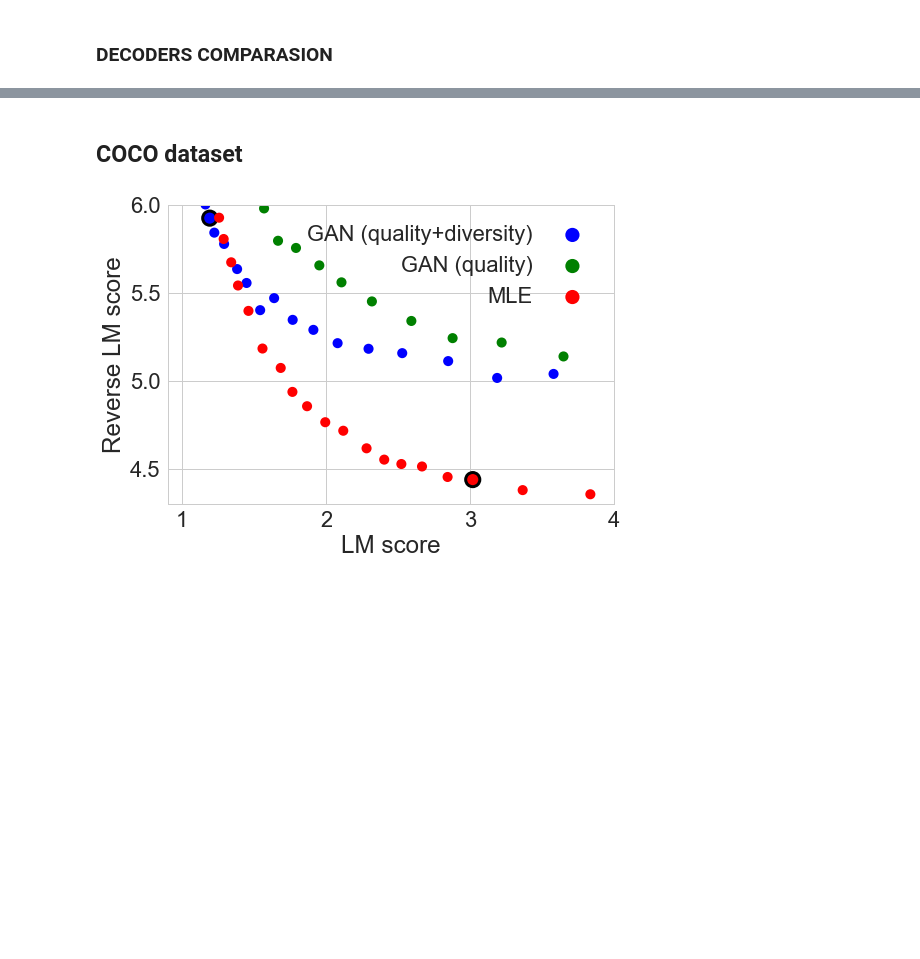
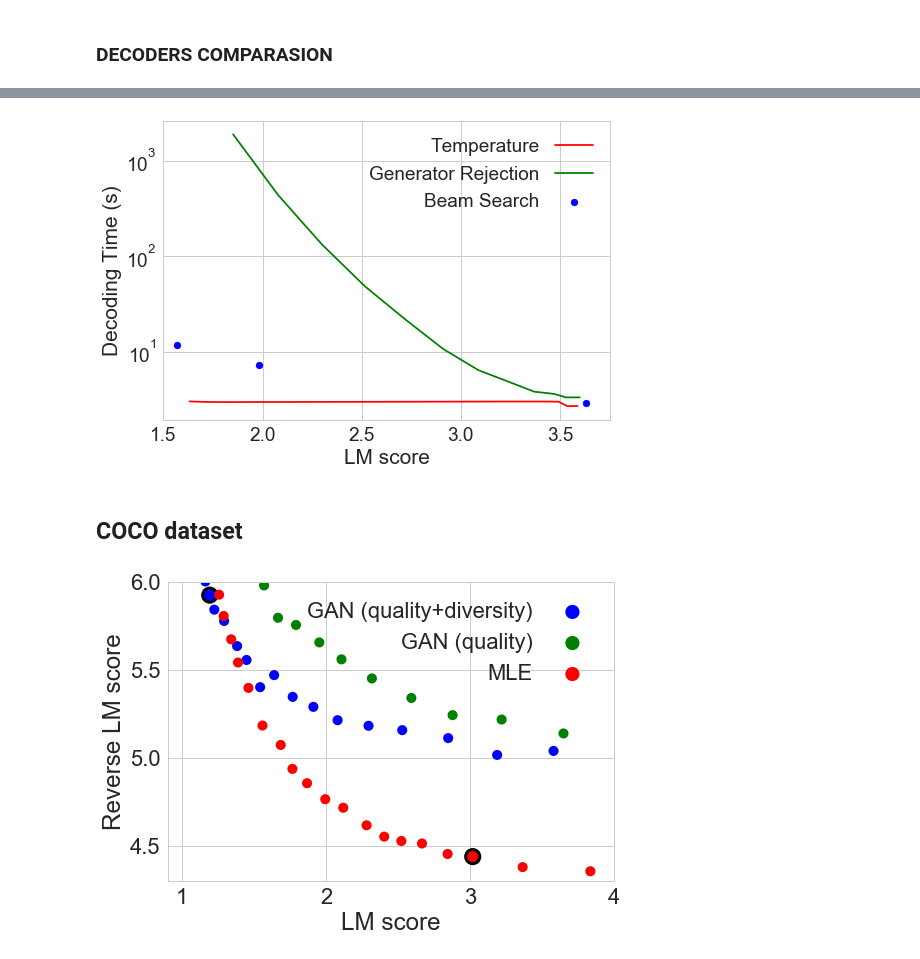
Before and after one commit to pclucas14/GansFallingShort, a Jupyter notebook: real_data_experiments/notebooks/lm-rlm_plot.ipynb, the cells around one changed output, grey strips where cells are left out. Drawn from its saved outputs; the diff is of its cells as text; code cells hidden in the pictures; blank space fills up the shorter version.

```diff
--- a/real_data_experiments/notebooks/lm-rlm_plot.ipynb
+++ b/real_data_experiments/notebooks/lm-rlm_plot.ipynb
@@ -300,0 +316,78 @@ plt.show()
+# %%
+from os import listdir
+from os.path import isfile, join
+
+dir = '../../csv/decoding_time/'
+onlyfiles = [f for f in listdir(dir) if isfile(join(dir, f))]
+
+all_dicts = {}
+temp, gen_ll, beam = {}, {}, {}
+mapper = {'temp':temp, 'gen_ll':gen_ll, 'beam':beam}
+title = {'temp':'Temperature', 'gen_ll':'Generator Rejection', 'beam':'Beam Search'}
+color = {'temp':'red', 'gen_ll':'green', 'beam':'blue'}
+
+for f in onlyfiles:
+    if '.csv' in f:
+        dd = {}
+        lines = open(join(dir, f), 'r').read().splitlines()
+        keys, valuess = lines[0], lines[1:]
+        try:
+            keys = keys.split(',')
+        except:
+            import pdb; pdb.set_trace()
+            x=1
+        for key in keys:
+            dd[key] = []
+
+        for values in valuess:
+            try:values = map(float, values.split(','))
+            except:
+                import pdb; pdb.set_trace()
+                x =1
+            for key, value in zip(keys, values):
+                dd[key] += [value]
+
+        all_dicts[f] = dd
+
+
+for filename, dd in all_dicts.items():
+    time = True if 'time' in filename else False
+    if not time:
+        assert 'score' in filename, filename
+    if time:
+        id = filename.split('eval')[-1].split('time')[0][1:-1]
+        mapper[id]['time'] = dd
+    else:
+        id = filename.split('eval')[-1].split('lm_score')[0][1:-1]
+        mapper[id]['score'] = dd
+
+final = {}
+for dd in mapper:
+    step = mapper[dd]['time']['Step']
+    time = mapper[dd]['time']['Value']
+    lm   = mapper[dd]['score']['Value']
+    tt = list(zip(step, time, lm))
+    tt.sort(key=lambda x : x[0])
+    final[dd] = tt
+
+import matplotlib.pyplot as plt
+
+for method in ['temp', 'gen_ll', 'beam']:
+    print(method)
+    dd = final[method]
+    start = 0 if 'll' in method else 0
+    end = -6 if 'beam' in method else len(dd)
+    ys = [x[1] for x in dd][start:end]
+    xs = [y[2] for y in dd][start:end]
+    mtd = plt.scatter if 'beam' in method else plt.plot
+    mtd(xs, ys, label=title[method], color=color[method])
+
+plt.ylabel('Decoding Time (s)')
+plt.xlabel('LM score')
+plt.legend(markerfirst=False, frameon=False)
+plt.yscale('log')
+plt.xlim(left=1.5)
+
+plt.savefig('../../figs/decoding_time.pdf', bbox_inches='tight')
+plt.show()
+# %% [output]
@@ -301,3 +397,4 @@ plt.show()
+[figure, added]
 # %% [markdown]
 ## COCO dataset
 # %%
```
Also changed, not shown: parts of 9 cells of this notebook, 6 other files.
